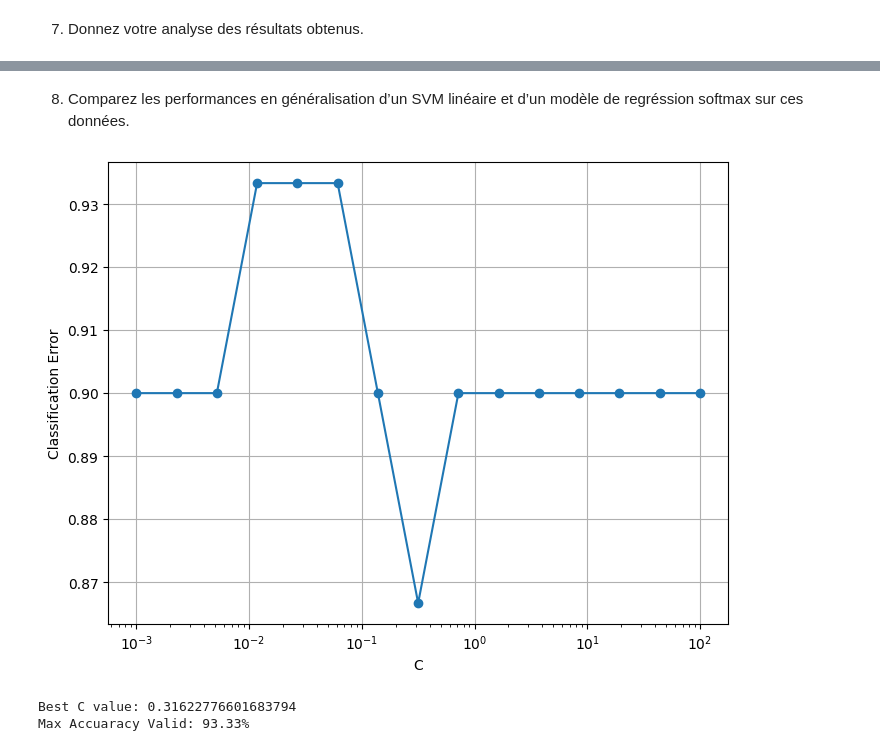
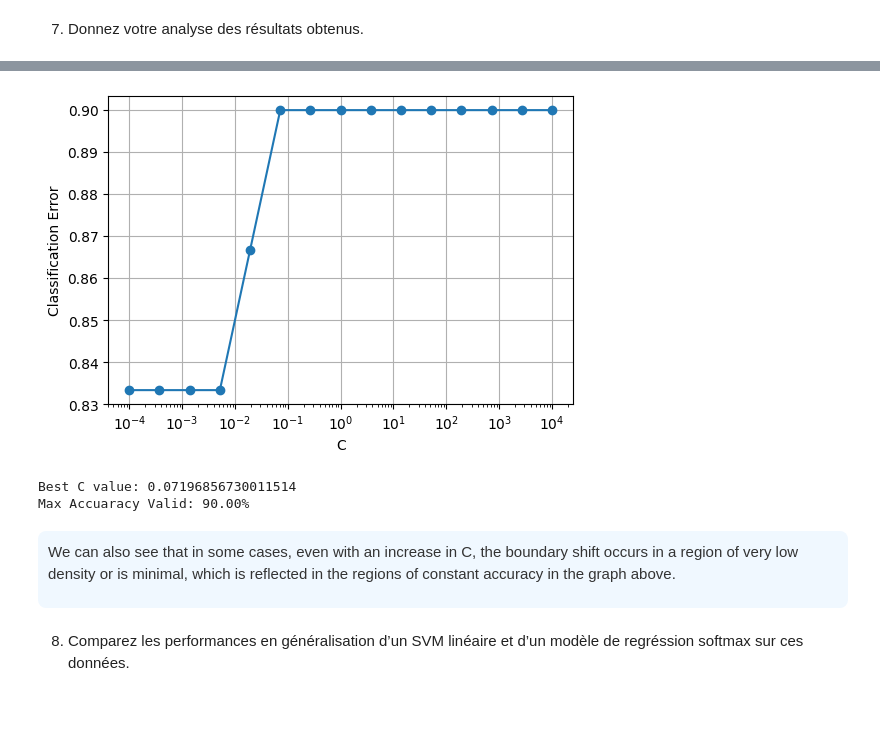
Before and after one commit to RodrigoFernandes-DA/TPs_Univ, a Jupyter notebook: Théorie et algorithmes de l'apprentissage automatique/TP7 - SVM linéaire.ipynb, the cells around one changed output, grey strips where cells are left out. Saved outputs shown, nothing was run; the diff lists cells and outputs as text; code cells hidden in the pictures; blank space fills up the shorter version.

```diff
--- a/Théorie et algorithmes de l'apprentissage automatique/TP7 - SVM linéaire.ipynb
+++ b/Théorie et algorithmes de l'apprentissage automatique/TP7 - SVM linéaire.ipynb
@@ -194,2 +222,23 @@ Ja a fronteira entre os grupos amarelo e roxo, tendeu a se aproximar do grupo ro
+# %%
+plt.figure(figsize=(6, 4))
+plt.semilogx(C_values, Accuracy, marker='o')
+plt.xlabel('C')
+plt.ylabel('Classification Error')
+plt.grid(True)
+plt.show()
+
+best_C = C_values[np.argmax(Accuracy)]
+print("Best C value:", best_C)
+print(f"Max Accuaracy Valid: {np.max(Accuracy)*100:.2f}%")
+# %% [output]
+[figure, added]
+Best C value: 0.07196856730011514
+Max Accuaracy Valid: 90.00%
+# %% [markdown]
+<div style="background-color:#f0f8ff; color:#333333; padding:10px; border-radius:8px; font-family:Arial, sans-serif; line-height:1.6;">
+  <p>
+    We can also see that in some cases, even with an increase in C, the boundary shift occurs in a region of very low density or is minimal, which is reflected in the regions of constant accuracy in the graph above.
+  </p>
+</div>
 # %% [markdown]
 8. Comparez les performances en généralisation d’un SVM linéaire et d’un modèle de regréssion softmax sur ces données.
@@ -199,30 +245,3 @@ x_train, x_valid, y_train, y_valid = train_test_split(x_temp, y_temp, test_size=
-# %%
-C_values = np.logspace(-3, 2, 15)
-classification_errors = []
-
-for C in C_values:
-    clf = SVC(kernel='linear', C=C)
-    clf.fit(x_train, y_train)
-
-    y_pred = clf.predict(x_valid)
-    acc = accuracy_score(y_valid, y_pred)  # Classification Error
-    classification_errors.append(acc)
-plt.show()
-
-plt.figure(figsize=(8, 6))
-plt.semilogx(C_values, classification_errors, marker='o')
-plt.xlabel('C')
-plt.ylabel('Classification Error')
-plt.grid(True)
-plt.show()
-
-best_C = C_values[np.argmin(classification_errors)]
-print("Best C value:", best_C)
-print(f"Max Accuaracy Valid: {np.max(classification_errors)*100:.2f}%")
-# %% [output]
-[figure, removed]
-Best C value: 0.31622776601683794
-Max Accuaracy Valid: 93.33%
 # %%
 clf = SVC(kernel='linear', C=best_C)
 clf.fit(x_train, y_train)
```
Also changed, not shown: parts of 16 cells of this notebook, 1 other file.
